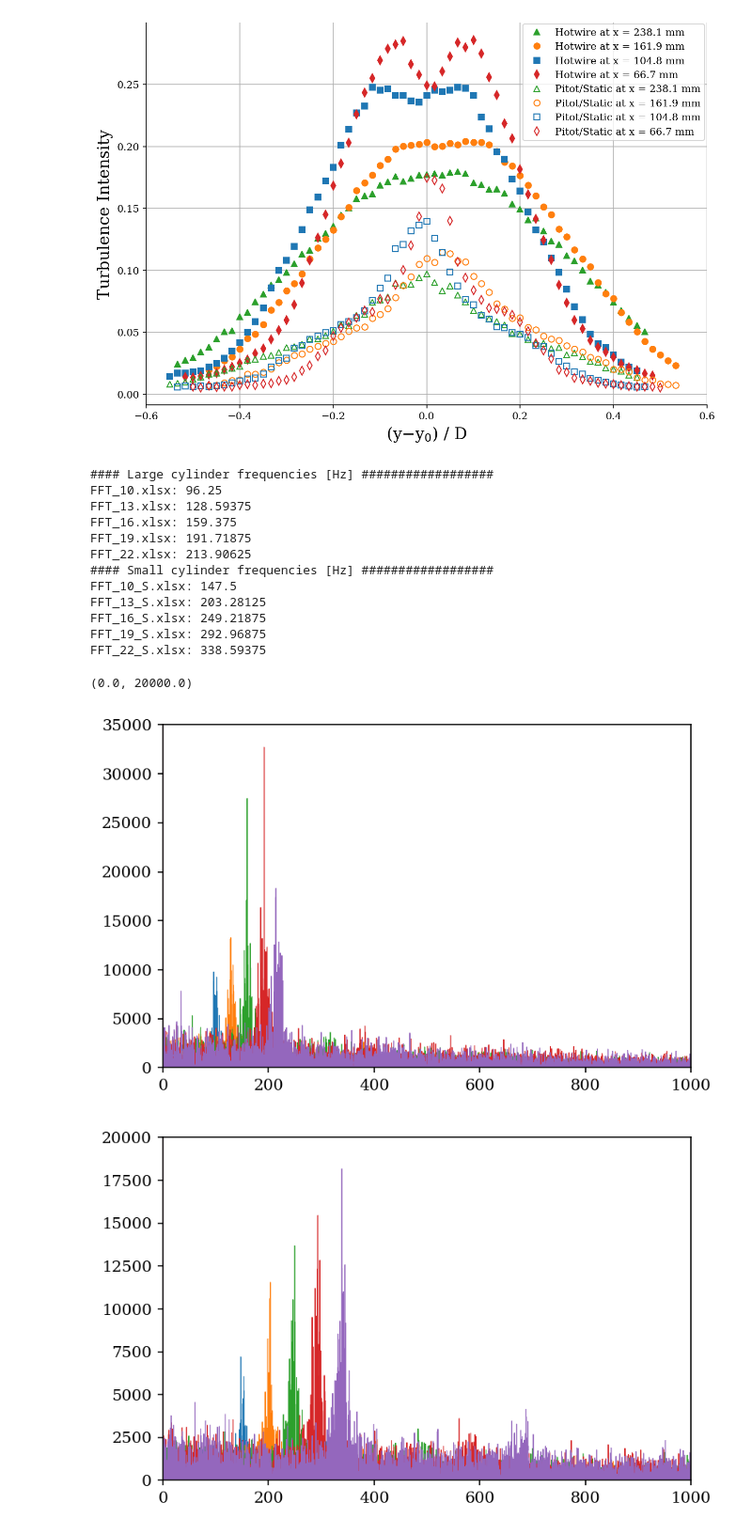
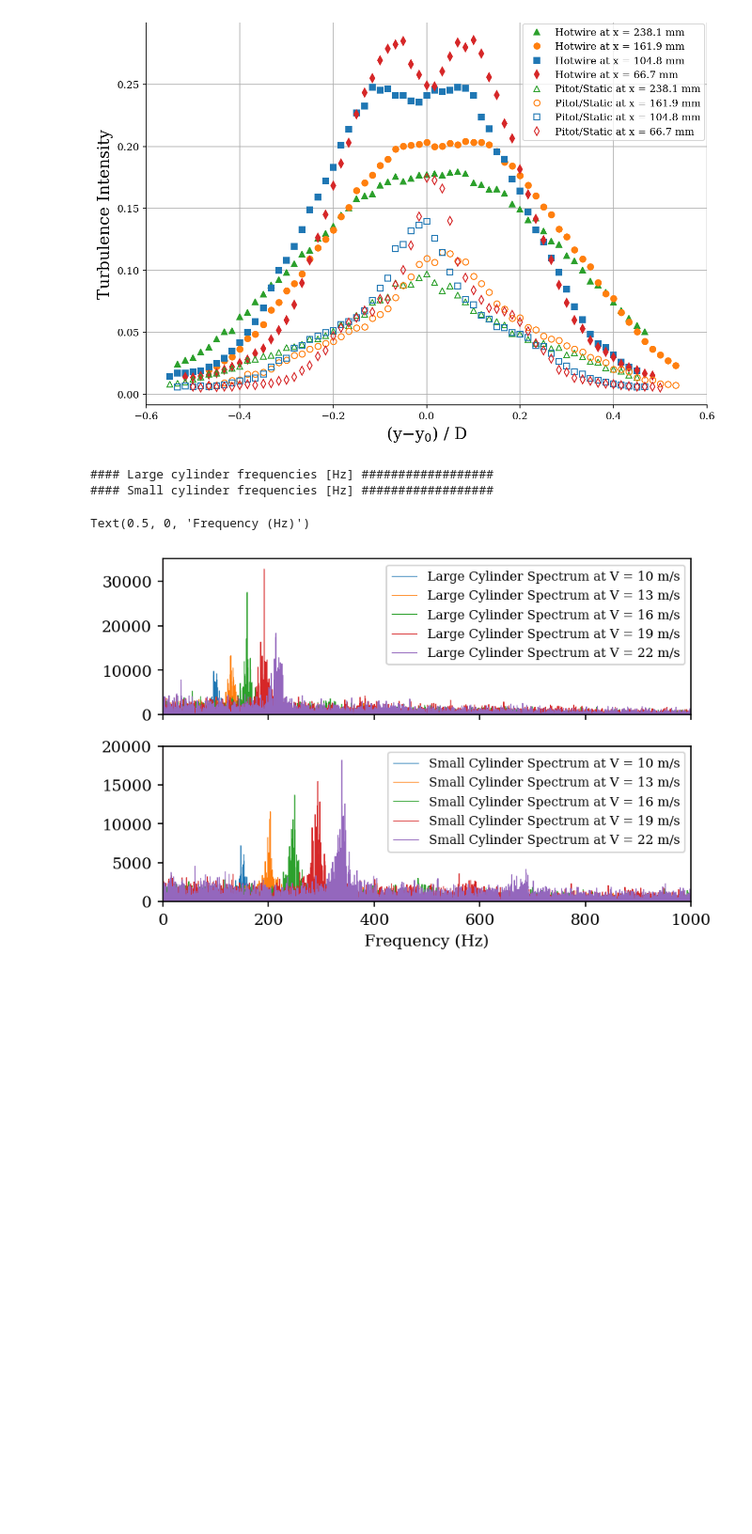
Before and after one commit to fmarrar/ae460AB6, a Jupyter notebook: Lab_4/DataAnalysis.ipynb, the cells around one changed output. Shown: that part at 94% size. Cells and saved outputs as stored; diff of their text form; code cells hidden in the pictures; blank space fills up the shorter version.

Commit message:
Format FFT plot

```diff
--- a/Lab_4/DataAnalysis.ipynb
+++ b/Lab_4/DataAnalysis.ipynb
@@ -197,47 +197,38 @@ plt.savefig('turb_intensity.png')
 # %%
 """
 Deliverables 7 and 8
 
 """
 large_FFT_files = ['FFT_10.xlsx', 'FFT_13.xlsx', 'FFT_16.xlsx', 'FFT_19.xlsx', 'FFT_22.xlsx']
 small_FFT_files = ['FFT_10_S.xlsx', 'FFT_13_S.xlsx', 'FFT_16_S.xlsx', 'FFT_19_S.xlsx', 'FFT_22_S.xlsx']
 peaks = []
 #### Large cylinder ##################################################
 print('#### Large cylinder frequencies [Hz] ##################')
-figure(figsize=(6,4), dpi=150)
+fig, ax = plt.subplots(2, 1, figsize=(6, 4), dpi=150, sharex=True)
 for file in large_FFT_files:
     sp, freq, peak = computeFFT(file)
     peaks.append(peak)
-    print(file+':', peak)
-    plt.plot(freq, sp.real, linewidth=0.5)
-plt.xlim((0, 1000))
-plt.ylim((0, 35000))
+#     print(file+':', peak)
+    ax[0].plot(freq, sp.real, linewidth=0.5)
 #### Small cylinder ##################################################
 print('#### Small cylinder frequencies [Hz] ##################')
-figure(figsize=(6,4), dpi=150)
 for file in small_FFT_files:
     sp, freq, peak = computeFFT(file)
     peaks.append(peak)
-    print(file+':', peak)
-    plt.plot(freq, sp.real, linewidth=0.5)
-plt.xlim((0, 1000))
-plt.ylim((0, 20000))
+#     print(file+':', peak)
+    ax[1].plot(freq, sp.real, linewidth=0.5)
+
+plt.setp(ax, xlim=(0, 1000))
+ax[0].set_ylim((0, 35000))
+ax[1].set_ylim((0, 20000))
+ax[0].legend(['Large Cylinder Spectrum at V = 10 m/s', 'Large Cylinder Spectrum at V = 13 m/s', 'Large Cylinder Spectrum at V = 16 m/s', 'Large Cylinder Spectrum at V = 19 m/s', 'Large Cylinder Spectrum at V = 22 m/s'], fontsize=8)
+ax[1].legend(['Small Cylinder Spectrum at V = 10 m/s', 'Small Cylinder Spectrum at V = 13 m/s', 'Small Cylinder Spectrum at V = 16 m/s', 'Small Cylinder Spectrum at V = 19 m/s', 'Small Cylinder Spectrum at V = 22 m/s'], fontsize=8)
+plt.xlabel('Frequency (Hz)')
 # %% [output]
 #### Large cylinder frequencies [Hz] ##################
-FFT_10.xlsx: 96.25
-FFT_13.xlsx: 128.59375
-FFT_16.xlsx: 159.375
-FFT_19.xlsx: 191.71875
-FFT_22.xlsx: 213.90625
 #### Small cylinder frequencies [Hz] ##################
-FFT_10_S.xlsx: 147.5
-FFT_13_S.xlsx: 203.28125
-FFT_16_S.xlsx: 249.21875
-FFT_19_S.xlsx: 292.96875
-FFT_22_S.xlsx: 338.59375
-(0.0, 20000.0)
+Text(0.5, 0, 'Frequency (Hz)')
-[figure, old version]
+[figure, new version]
-[figure, removed]
 # %%
 all_files = ''.join(large_FFT_files + small_FFT_files)
 vels = [int(s) for s in re.findall(r'\d+', all_files)]
```
Also changed, not shown: parts of 3 cells of this notebook, 3 other files.
